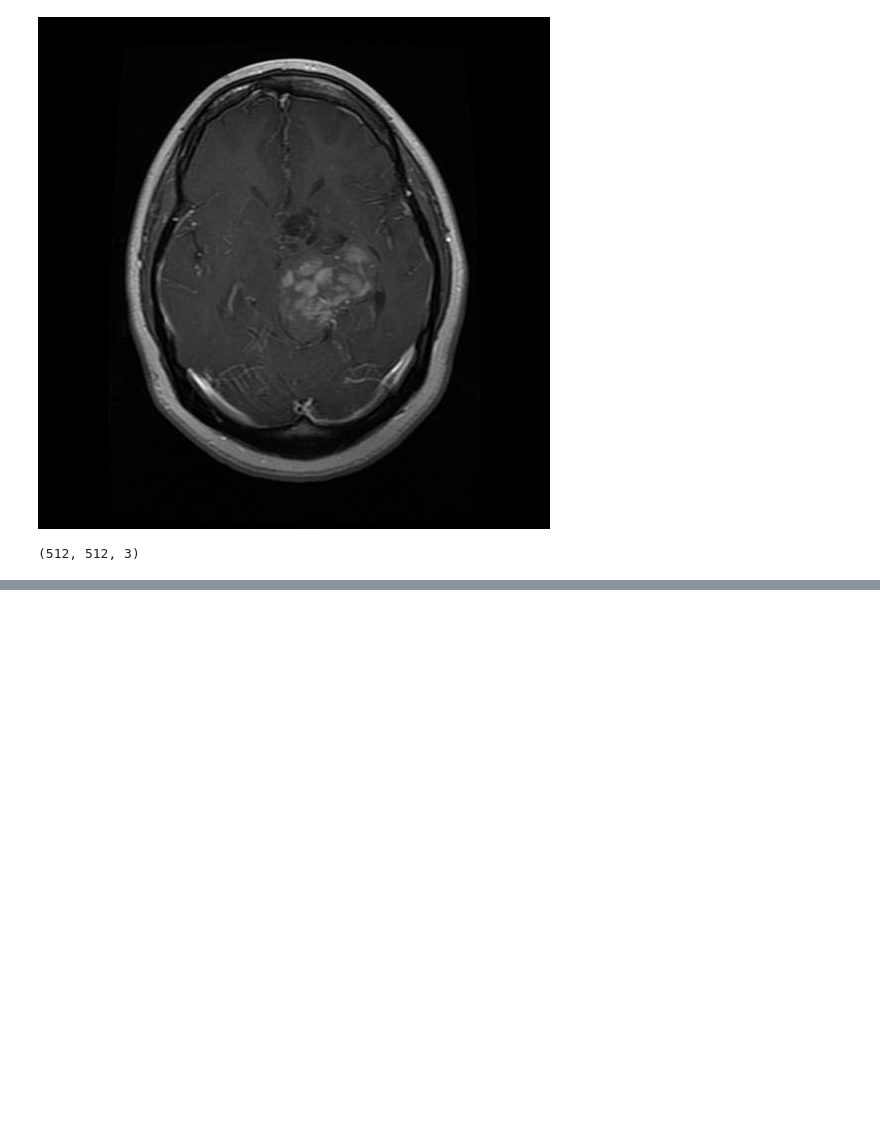
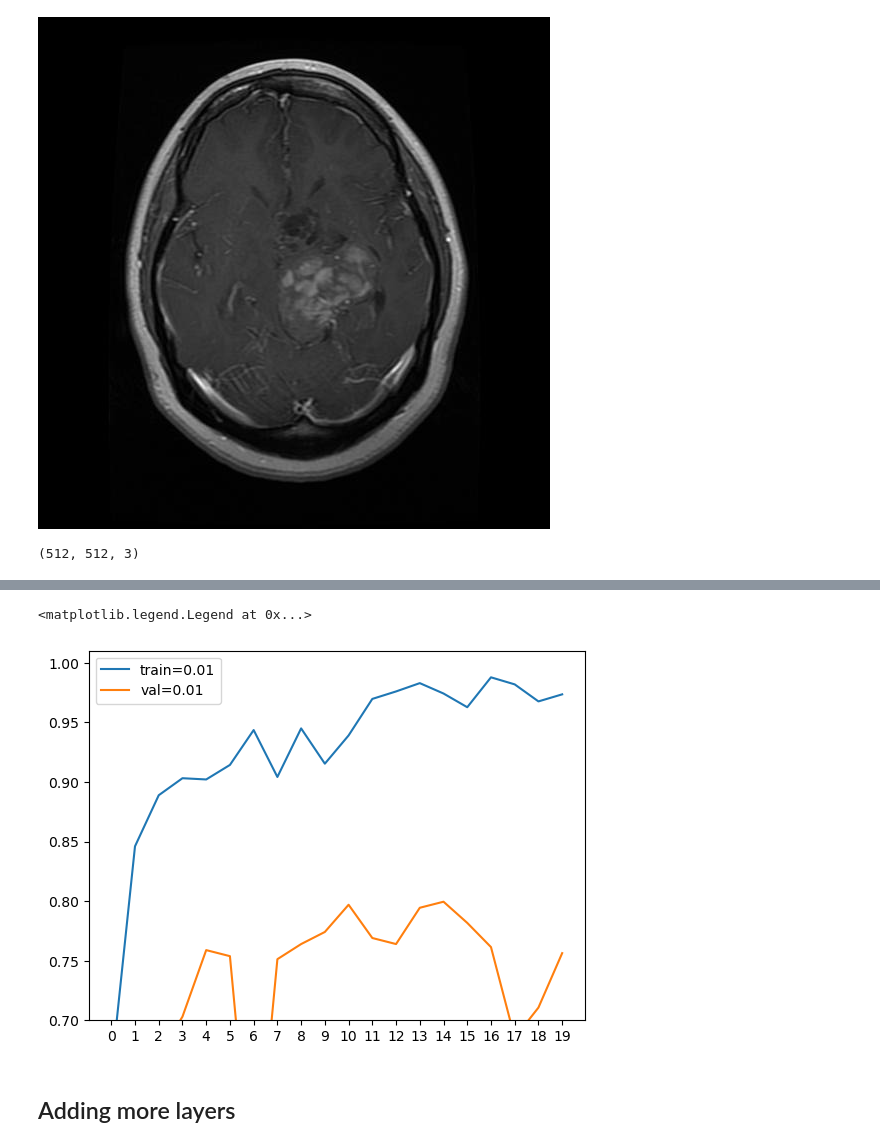
Before and after one commit to desol1997/brain_tumor_classification, a Jupyter notebook: notebooks/brain_tumor_classification.ipynb, the cells around one changed output, grey strips where cells are left out. Saved outputs shown, nothing was run; the diff lists cells and outputs as text; code cells hidden in the pictures; blank space fills up the shorter version.

```diff
--- a/notebooks/brain_tumor_classification.ipynb
+++ b/notebooks/brain_tumor_classification.ipynb
@@ -27,0 +204,11 @@ x.shape
+# %%
+plt.plot(scores[0.01]['accuracy'], label='train=0.01')
+plt.plot(scores[0.01]['val_accuracy'], label='val=0.01')
+plt.xticks(np.arange(20))
+plt.ylim(0.7)
+plt.legend()
+# %% [output]
+<matplotlib.legend.Legend at 0x...>
+[figure, added]
+# %% [markdown]
+## Adding more layers
```
Also changed, not shown: parts of 35 cells of this notebook, 8 other files.
